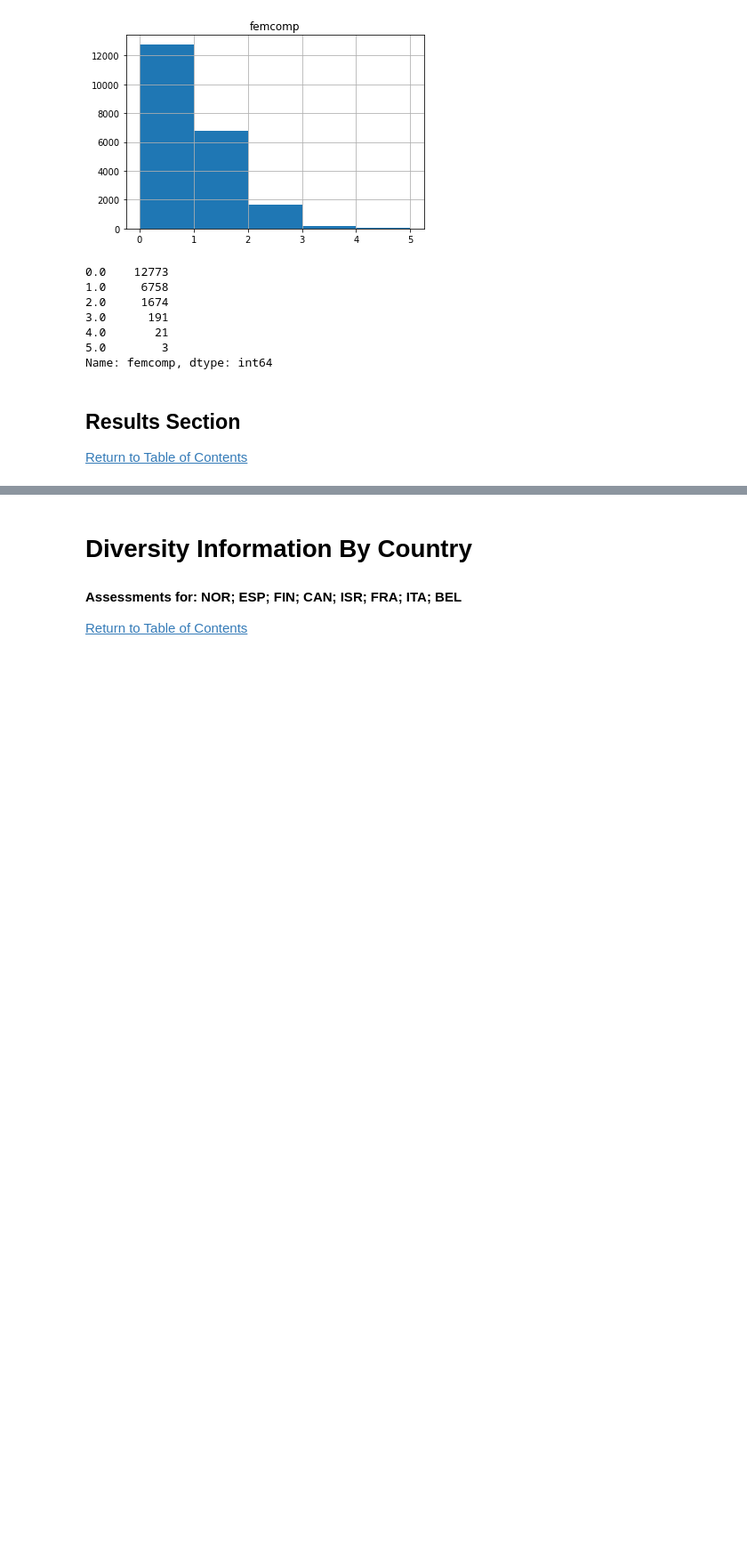
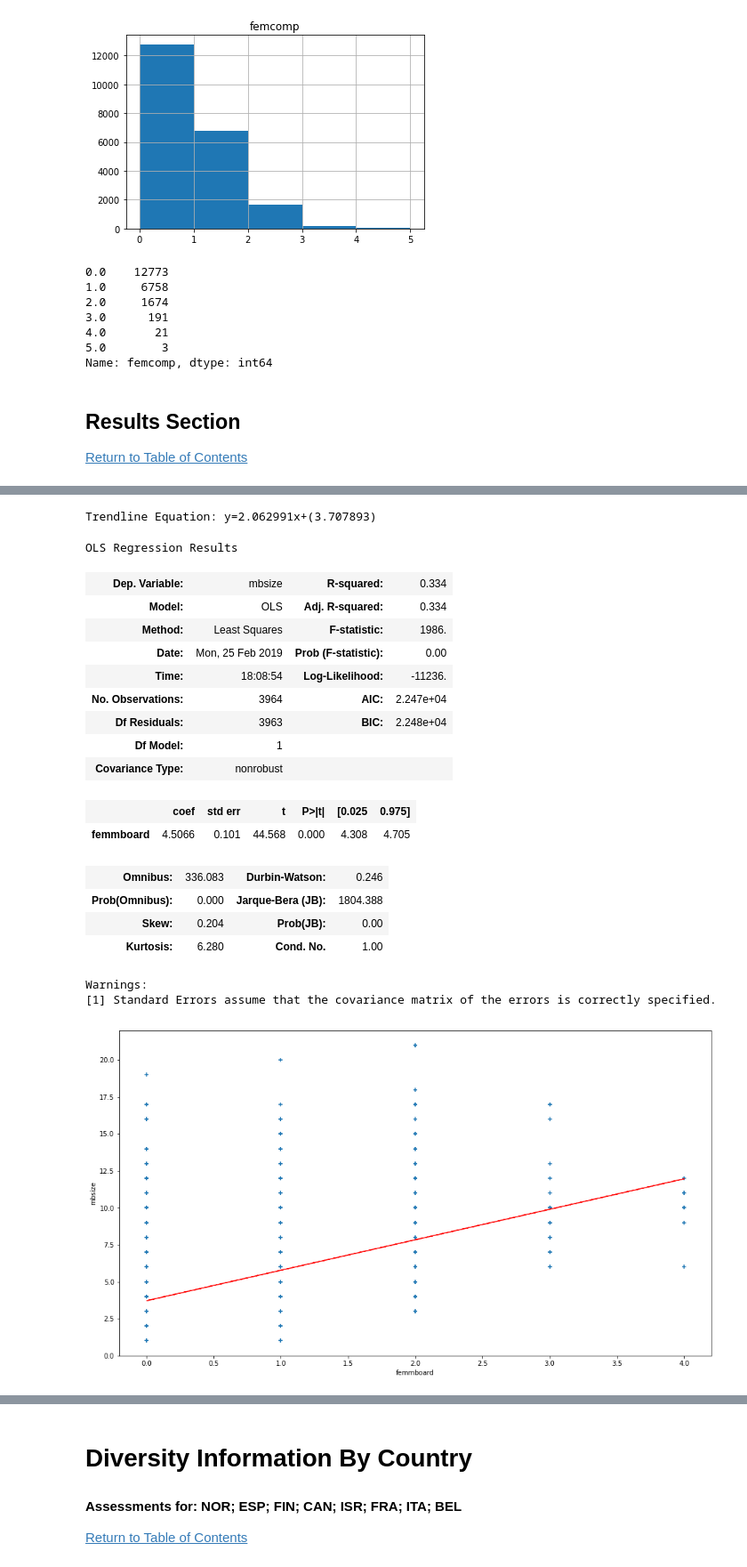
Before and after one commit to etokrug/GroupProject, a Jupyter notebook: GroupProject.ipynb, the cells around one changed output, grey strips where cells are left out. Shown at 89% size. Cells and saved outputs as stored; diff of their text form; code cells hidden in the pictures; blank space fills up the shorter version.

```diff
--- a/GroupProject.ipynb
+++ b/GroupProject.ipynb
@@ -784,0 +390,41 @@ model.summary()
+# %%
+df_board_w_femm = df_main[['mbsize', 'femmboard', 'FEMM_DIV']].copy()
+
+df_board_w_femm = df_board_w_femm.dropna()
+
+x = df_board_w_femm['femmboard']
+y = df_board_w_femm['mbsize']
+
+plt.figure(figsize = (16, 9))
+plt.scatter(df_board_w_femm['femmboard'], df_board_w_femm['mbsize'], marker="+")
+z = np.polyfit(x, y, 1)
+p = np.poly1d(z)
+plt.plot(x,p(x),"r--")
+print("Trendline Equation: y={0:.6f}x+({1:.6f})".format(z[0],z[1]))
+plt.ylabel("mbsize")
+plt.xlabel("femmboard")
+
+model = sm.OLS(y, x).fit()
+
+model.summary()
+# %% [output]
+Trendline Equation: y=2.062991x+(3.707893)
+OLS Regression Results
+| Dep. Variable: | mbsize | R-squared: | 0.334 |
+| Model: | OLS | Adj. R-squared: | 0.334 |
+| Method: | Least Squares | F-statistic: | 1986. |
+| Date: | Mon, 25 Feb 2019 | Prob (F-statistic): | 0.00 |
+| Time: | 18:08:54 | Log-Likelihood: | -11236. |
+| No. Observations: | 3964 | AIC: | 2.247e+04 |
+| Df Residuals: | 3963 | BIC: | 2.248e+04 |
+| Df Model: | 1 |  |  |
+| Covariance Type: | nonrobust |  |  |
+|  | coef | std err | t | P>|t| | [0.025 | 0.975] |
+| femmboard | 4.5066 | 0.101 | 44.568 | 0.000 | 4.308 | 4.705 |
+| Omnibus: | 336.083 | Durbin-Watson: | 0.246 |
+| Prob(Omnibus): | 0.000 | Jarque-Bera (JB): | 1804.388 |
+| Skew: | 0.204 | Prob(JB): | 0.00 |
+| Kurtosis: | 6.280 | Cond. No. | 1.00 |
+Warnings:
+[1] Standard Errors assume that the covariance matrix of the errors is correctly specified.
+[figure, added]
```
Also changed, not shown: parts of 67 cells of this notebook, 1 other file.
